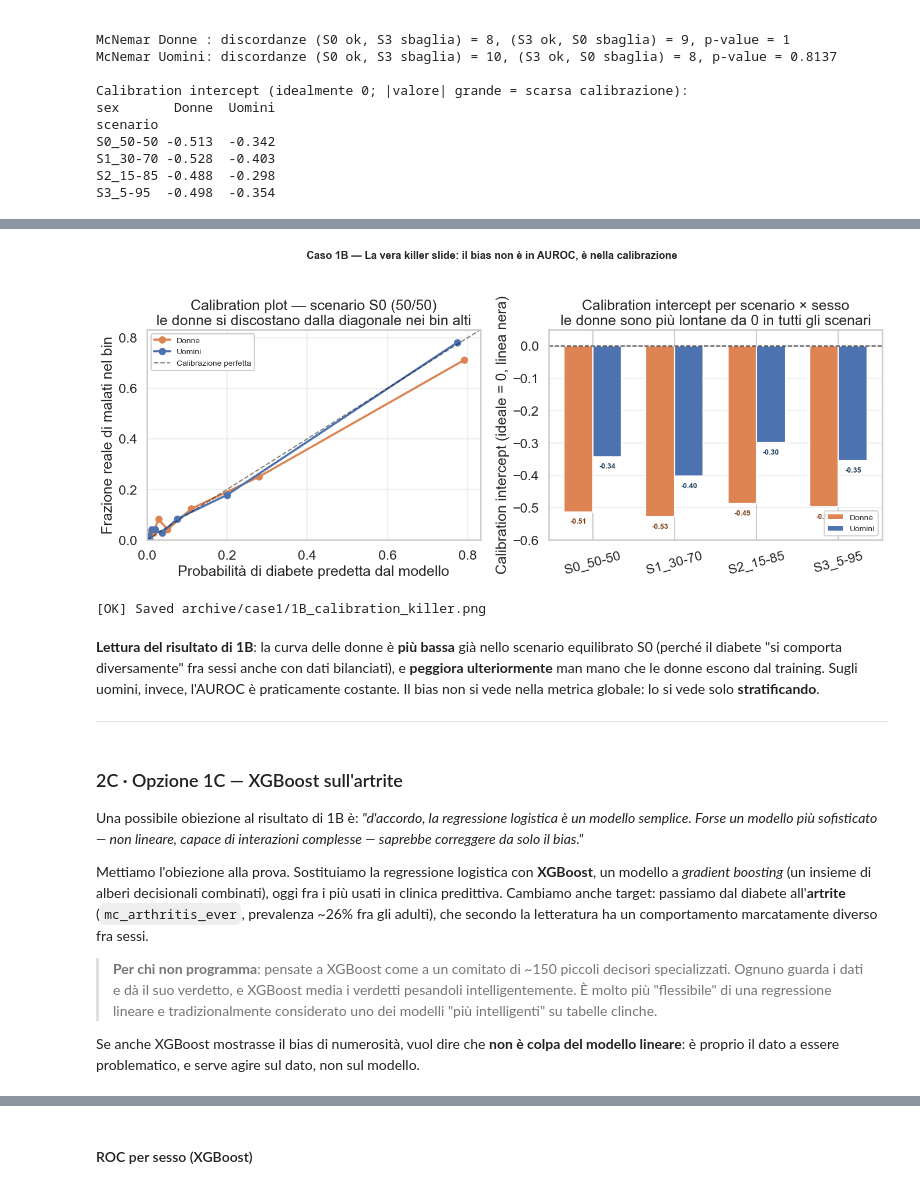
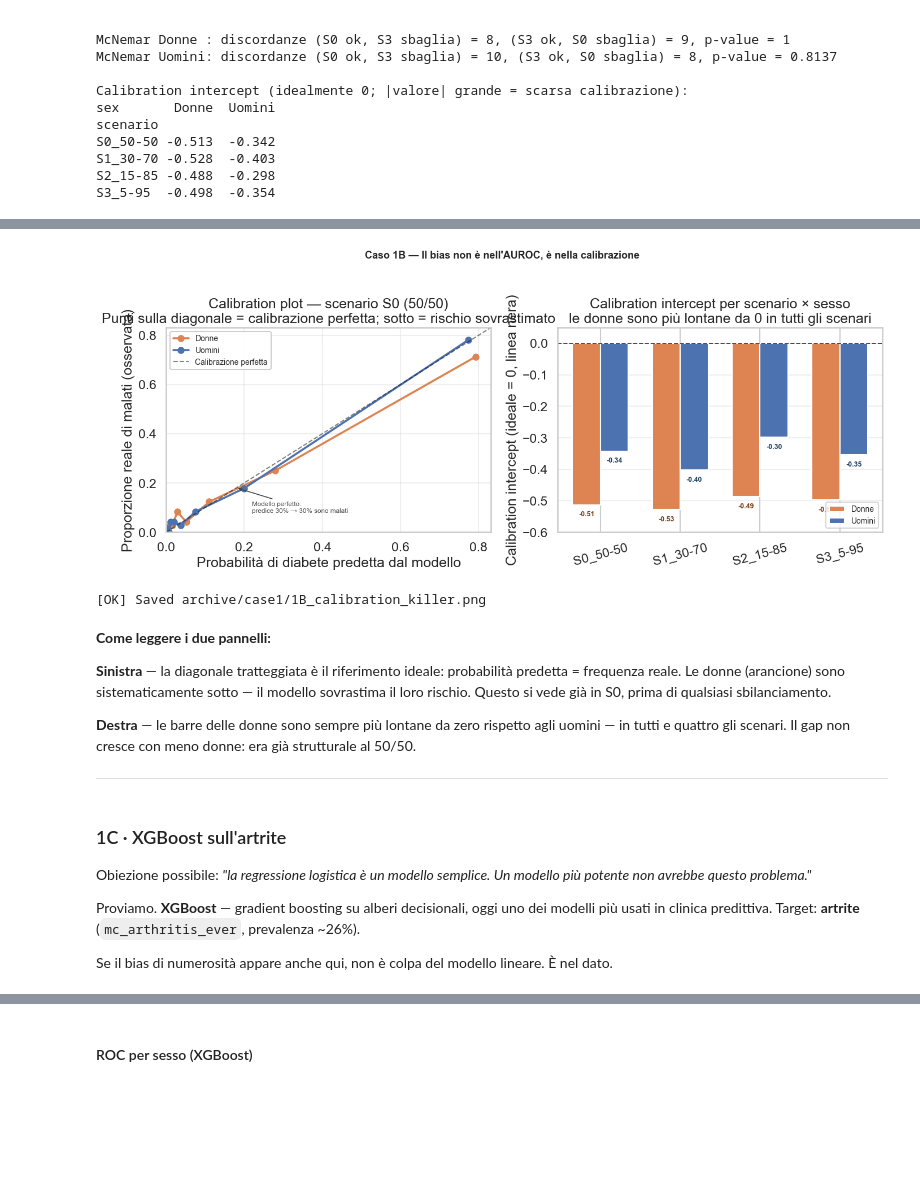
Before and after one commit to oliviariccomi/gender-bias-analysis, a Jupyter notebook: Fase_3_4_Modelli_Performance_Gap.ipynb, the cells around one changed output, grey strips where cells are left out. Saved outputs shown, nothing was run; the diff lists cells and outputs as text; code cells hidden in the pictures; blank space fills up the shorter version.

```diff
--- a/Fase_3_4_Modelli_Performance_Gap.ipynb
+++ b/Fase_3_4_Modelli_Performance_Gap.ipynb
@@ -954,6 +937,10 @@ def fit_eval_1b(train, test, features, target):
         sm = subgroup_metrics(y_te.values[m], proba[m])
         for k, v in sm.items():
             res[f'{k}_{lab}'] = v
+        if m.sum() > 0 and len(np.unique(y_te.values[m])) > 1:
+            res[f'cal_int_{lab}'] = calibration_intercept(y_te.values[m], proba[m])
+        else:
+            res[f'cal_int_{lab}'] = np.nan
     return res, proba, y_te.values, g_te.values
 
 # Una pre-run senza bootstrap, scenario per scenario, per i grafici
@@ -1220,11 +1214,14 @@ for sex_label, sex_code, color in [('Donne', 2, '#DD8452'),
 ax_curve.plot([0, 1], [0, 1], 'k--', alpha=0.55, linewidth=1.5,
               label='Calibrazione perfetta')
 ax_curve.set_xlabel('Probabilità di diabete predetta dal modello')
-ax_curve.set_ylabel('Frazione reale di malati nel bin')
-ax_curve.set_title('Calibration plot — scenario S0 (50/50)\nle donne si discostano dalla diagonale nei bin alti')
+ax_curve.set_ylabel('Proporzione reale di malati (osservata)')
+ax_curve.set_title('Calibration plot — scenario S0 (50/50)\nPunti sulla diagonale = calibrazione perfetta; sotto = rischio sovrastimato')
 ax_curve.set_xlim(0, xmax_curve * 1.05)
 ax_curve.set_ylim(0, xmax_curve * 1.05)
 ax_curve.legend(loc='upper left', fontsize=10, framealpha=0.95)
+ax_curve.annotate('Modello perfetto:\npredice 30% → 30% sono malati', xy=(0.18, 0.18),
+    xytext=(0.22, 0.08), fontsize=8.5, color='#444',
+    arrowprops=dict(arrowstyle='->', color='#444', lw=1.2))
 ax_curve.grid(alpha=0.3)
 
 # === Right panel: calibration intercept by scenario x sex ====================
@@ -1234,50 +1231,52 @@ calib_table = calib_table.reindex(list(SCENARIOS))
 
 x = np.arange(len(calib_table))
 w = 0.35
 bars_F = ax_bars.bar(x - w/2, calib_table['Donne'],  w, color='#DD8452', label='Donne')
 bars_M = ax_bars.bar(x + w/2, calib_table['Uomini'], w, color='#4C72B0', label='Uomini')
 
 # Numeric annotations above each bar
 for bar, val in zip(bars_F, calib_table['Donne']):
     ax_bars.text(bar.get_x() + bar.get_width()/2, val - 0.02,
                  f'{val:+.2f}', ha='center', va='top', fontsize=9, color='#7a3a16', fontweight='bold')
 for bar, val in zip(bars_M, calib_table['Uomini']):
     ax_bars.text(bar.get_x() + bar.get_width()/2, val - 0.02,
                  f'{val:+.2f}', ha='center', va='top', fontsize=9, color='#1c3d5e', fontweight='bold')
 
 ax_bars.axhline(0, color='black', linewidth=1.4, linestyle='--', alpha=0.7)
 ax_bars.set_xticks(x)
 ax_bars.set_xticklabels(calib_table.index, rotation=15)
 ax_bars.set_ylabel('Calibration intercept (ideale = 0, linea nera)')
 ax_bars.set_title('Calibration intercept per scenario × sesso\nle donne sono più lontane da 0 in tutti gli scenari')
 ax_bars.legend(loc='lower right', fontsize=10)
 ax_bars.grid(alpha=0.3, axis='y')
 y_min = min(calib_table.min().min() - 0.05, -0.6)
 ax_bars.set_ylim(y_min, 0.05)
 
-fig_calib.suptitle('Caso 1B — La vera killer slide: il bias non è in AUROC, è nella calibrazione',
+fig_calib.suptitle('Caso 1B — Il bias non è nell\'AUROC, è nella calibrazione',
                    fontsize=13, fontweight='bold', y=1.02)
 plt.tight_layout()
 plt.savefig(f'{OUTPUT_DIR}/case1/1B_calibration_killer.png', dpi=130, bbox_inches='tight')
 plt.show()
 print('[OK] Saved archive/case1/1B_calibration_killer.png')
 # %% [output]
-[figure, old version]
+[figure, new version]
 [OK] Saved archive/case1/1B_calibration_killer.png
 # %% [markdown]
-**Lettura del risultato di 1B**: la curva delle donne è **più bassa** già nello scenario equilibrato S0 (perché il diabete "si comporta diversamente" fra sessi anche con dati bilanciati), e **peggiora ulteriormente** man mano che le donne escono dal training. Sugli uomini, invece, l'AUROC è praticamente costante. Il bias non si vede nella metrica globale: lo si vede solo **stratificando**.
+**Come leggere i due pannelli:**
+
+**Sinistra** — la diagonale tratteggiata è il riferimento ideale: probabilità predetta = frequenza reale. Le donne (arancione) sono sistematicamente sotto — il modello sovrastima il loro rischio. Questo si vede già in S0, prima di qualsiasi sbilanciamento.
+
+**Destra** — le barre delle donne sono sempre più lontane da zero rispetto agli uomini — in tutti e quattro gli scenari. Il gap non cresce con meno donne: era già strutturale al 50/50.
 
 ---
 # %% [markdown]
-### 2C · Opzione 1C — XGBoost sull'artrite
+### 1C · XGBoost sull'artrite
 
-Una possibile obiezione al risultato di 1B è: *"d'accordo, la regressione logistica è un modello semplice. Forse un modello più sofisticato — non lineare, capace di interazioni complesse — saprebbe correggere da solo il bias."*
+Obiezione possibile: *"la regressione logistica è un modello semplice. Un modello più potente non avrebbe questo problema."*
 
-Mettiamo l'obiezione alla prova. Sostituiamo la regressione logistica con **XGBoost**, un modello a *gradient boosting* (un insieme di alberi decisionali combinati), oggi fra i più usati in clinica predittiva. Cambiamo anche target: passiamo dal diabete all'**artrite** (`mc_arthritis_ever`, prevalenza ~26% fra gli adulti), che secondo la letteratura ha un comportamento marcatamente diverso fra sessi.
+Proviamo. **XGBoost** — gradient boosting su alberi decisionali, oggi uno dei modelli più usati in clinica predittiva. Target: **artrite** (`mc_arthritis_ever`, prevalenza ~26%).
 
-> **Per chi non programma**: pensate a XGBoost come a un comitato di ~150 piccoli decisori specializzati. Ognuno guarda i dati e dà il suo verdetto, e XGBoost media i verdetti pesandoli intelligentemente. È molto più "flessibile" di una regressione lineare e tradizionalmente considerato uno dei modelli "più intelligenti" su tabelle clinche.
-
-Se anche XGBoost mostrasse il bias di numerosità, vuol dire che **non è colpa del modello lineare**: è proprio il dato a essere problematico, e serve agire sul dato, non sul modello.
+Se il bias di numerosità appare anche qui, non è colpa del modello lineare. È nel dato.
 # %%
 from xgboost import XGBClassifier
 from sklearn.model_selection import train_test_split
```
Also changed, not shown: parts of 142 cells of this notebook, 2 other files.
